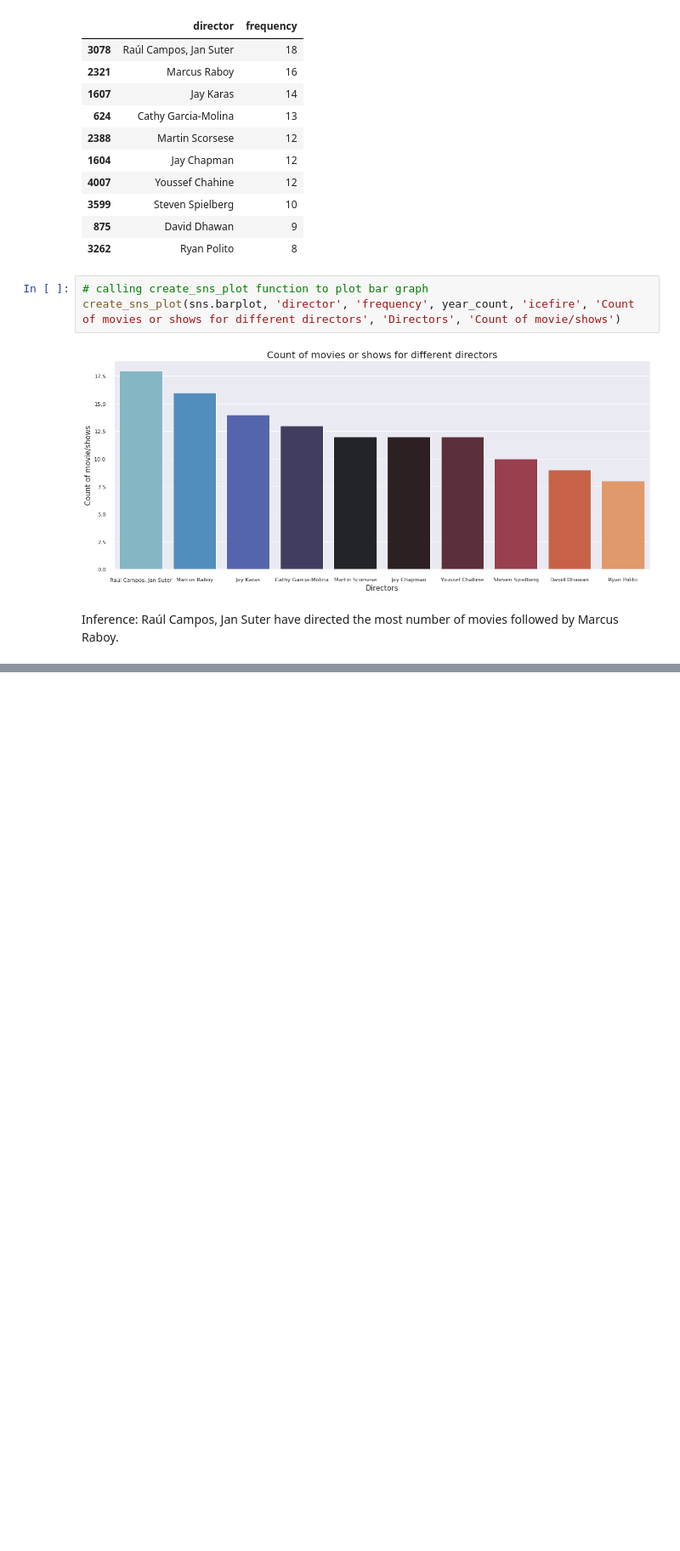
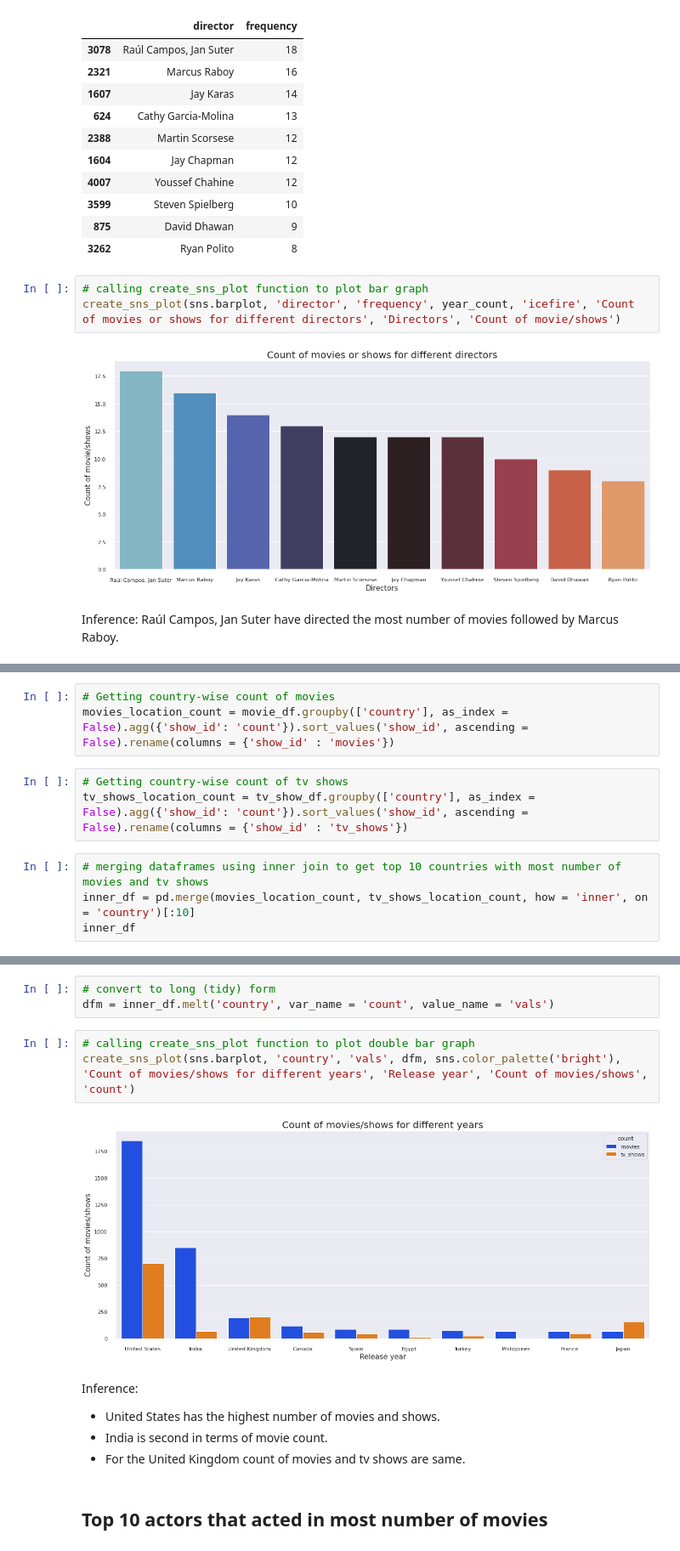
Before and after one commit to codeboy47/Netflix-movies-and-tv-shows-clustering, a Jupyter notebook: Individual_Notebook.ipynb, the cells around one changed output, grey strips where cells are left out. Shown at 85% size. Saved outputs shown, nothing was run; the diff lists cells and outputs as text; blank space fills up the shorter version.

```diff
--- a/Individual_Notebook.ipynb
+++ b/Individual_Notebook.ipynb
@@ -273,0 +316,10 @@ Inference: Raúl Campos, Jan Suter have directed the most number of movies follo
+# %%
+# Getting country-wise count of movies
+movies_location_count = movie_df.groupby(['country'], as_index = False).agg({'show_id': 'count'}).sort_values('show_id', ascending = False).rename(columns = {'show_id' : 'movies'})
+# %%
+# Getting country-wise count of tv shows
+tv_shows_location_count = tv_show_df.groupby(['country'], as_index = False).agg({'show_id': 'count'}).sort_values('show_id', ascending = False).rename(columns = {'show_id' : 'tv_shows'})
+# %%
+# merging dataframes using inner join to get top 10 countries with most number of movies and tv shows
+inner_df = pd.merge(movies_location_count, tv_shows_location_count, how = 'inner', on = 'country')[:10]
+inner_df
@@ -273,0 +338,15 @@ Inference: Raúl Campos, Jan Suter have directed the most number of movies follo
+# %%
+# convert to long (tidy) form
+dfm = inner_df.melt('country', var_name = 'count', value_name = 'vals')
+# %%
+# calling create_sns_plot function to plot double bar graph
+create_sns_plot(sns.barplot, 'country', 'vals', dfm, sns.color_palette('bright'), 'Count of movies/shows for different years', 'Release year', 'Count of movies/shows', 'count')
+# %% [output]
+[figure, added]
+# %% [markdown]
+Inference: <br>
+* United States has the highest number of movies and shows.
+* India is second in terms of movie count.
+* For the United Kingdom count of movies and tv shows are same.
+# %% [markdown]
+## Top 10 actors that acted in most number of movies
```
Also changed, not shown: parts of 18 cells of this notebook.
